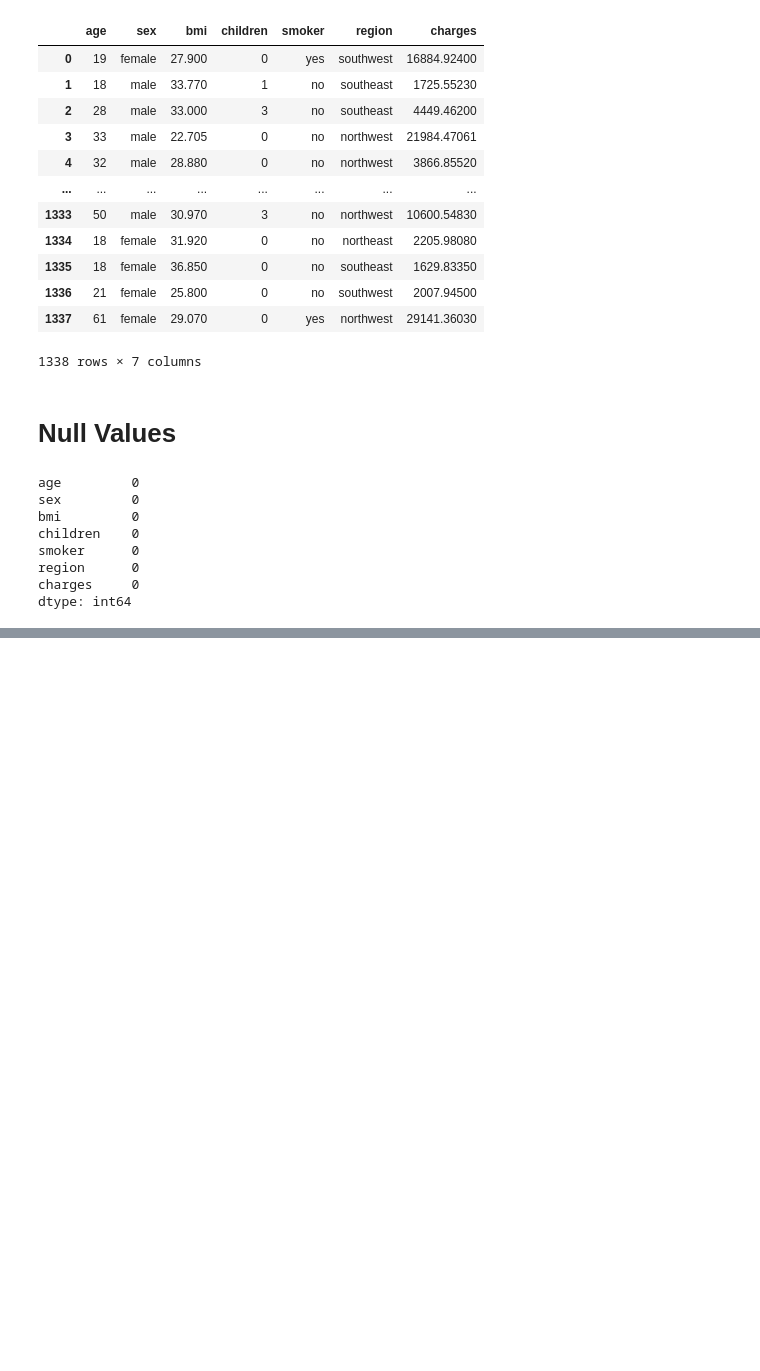
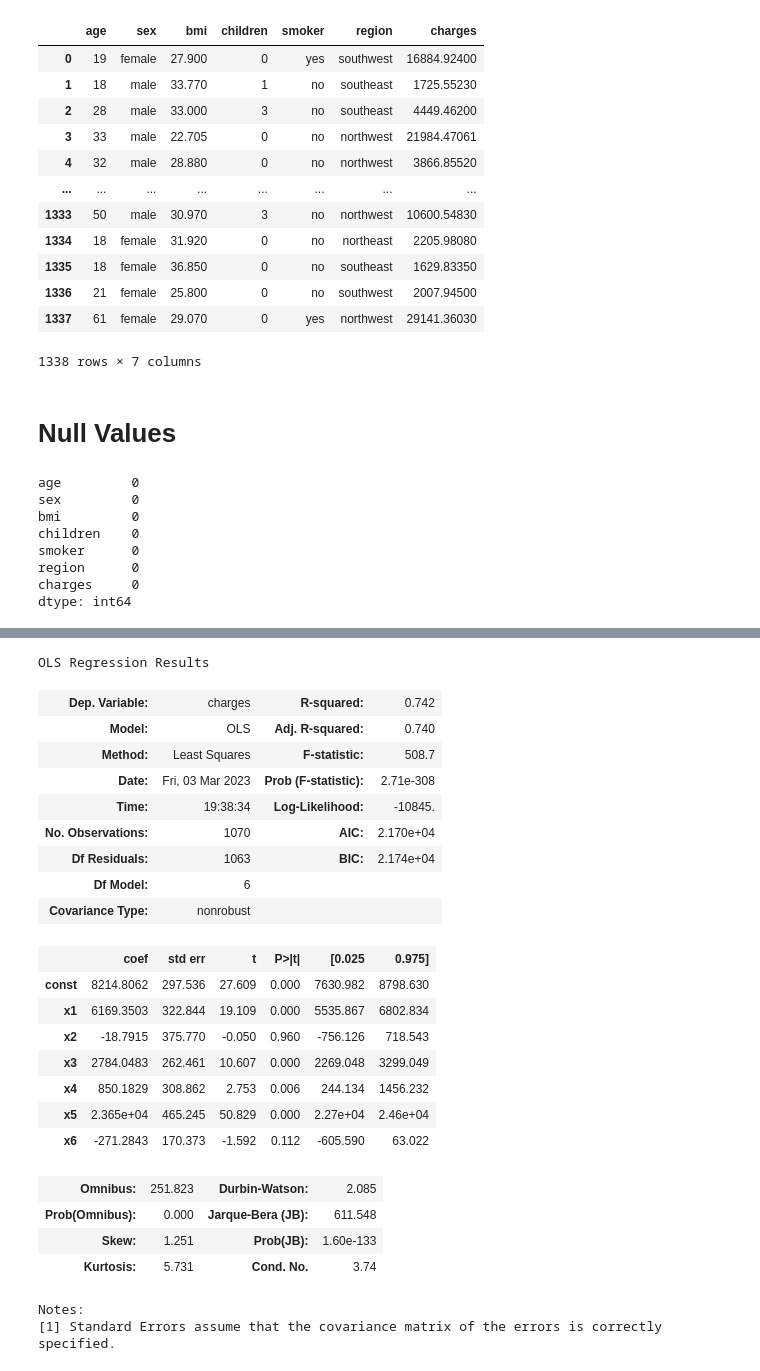
Before and after one commit to MH0386/medical_insurance_cost_prediction, a Jupyter notebook: Code.ipynb, the cells around one changed output, grey strips where cells are left out. Drawn from its saved outputs; the diff is of its cells as text; code cells hidden in the pictures; blank space fills up the shorter version.

```diff
--- a/Code.ipynb
+++ b/Code.ipynb
@@ -124,0 +164,31 @@ array([1.42026201e+08, 1.42571797e+06, 9.71976461e+06, ...,
+# %%
+X2 = sm.add_constant(X_Train)
+est = sm.OLS(Y_Train , X2)
+est2 = est.fit()
+# %%
+est2.summary()
+# %% [output]
+OLS Regression Results
+| Dep. Variable: | charges | R-squared: | 0.742 |
+| Model: | OLS | Adj. R-squared: | 0.740 |
+| Method: | Least Squares | F-statistic: | 508.7 |
+| Date: | Fri, 03 Mar 2023 | Prob (F-statistic): | 2.71e-308 |
+| Time: | 19:38:34 | Log-Likelihood: | -10845. |
+| No. Observations: | 1070 | AIC: | 2.170e+04 |
+| Df Residuals: | 1063 | BIC: | 2.174e+04 |
+| Df Model: | 6 |  |  |
+| Covariance Type: | nonrobust |  |  |
+|  | coef | std err | t | P>|t| | [0.025 | 0.975] |
+| const | 8214.8062 | 297.536 | 27.609 | 0.000 | 7630.982 | 8798.630 |
+| x1 | 6169.3503 | 322.844 | 19.109 | 0.000 | 5535.867 | 6802.834 |
+| x2 | -18.7915 | 375.770 | -0.050 | 0.960 | -756.126 | 718.543 |
+| x3 | 2784.0483 | 262.461 | 10.607 | 0.000 | 2269.048 | 3299.049 |
+| x4 | 850.1829 | 308.862 | 2.753 | 0.006 | 244.134 | 1456.232 |
+| x5 | 2.365e+04 | 465.245 | 50.829 | 0.000 | 2.27e+04 | 2.46e+04 |
+| x6 | -271.2843 | 170.373 | -1.592 | 0.112 | -605.590 | 63.022 |
+| Omnibus: | 251.823 | Durbin-Watson: | 2.085 |
+| Prob(Omnibus): | 0.000 | Jarque-Bera (JB): | 611.548 |
+| Skew: | 1.251 | Prob(JB): | 1.60e-133 |
+| Kurtosis: | 5.731 | Cond. No. | 3.74 |
+Notes:
+[1] Standard Errors assume that the covariance matrix of the errors is correctly specified.
```
Also changed, not shown: parts of 29 cells of this notebook.
